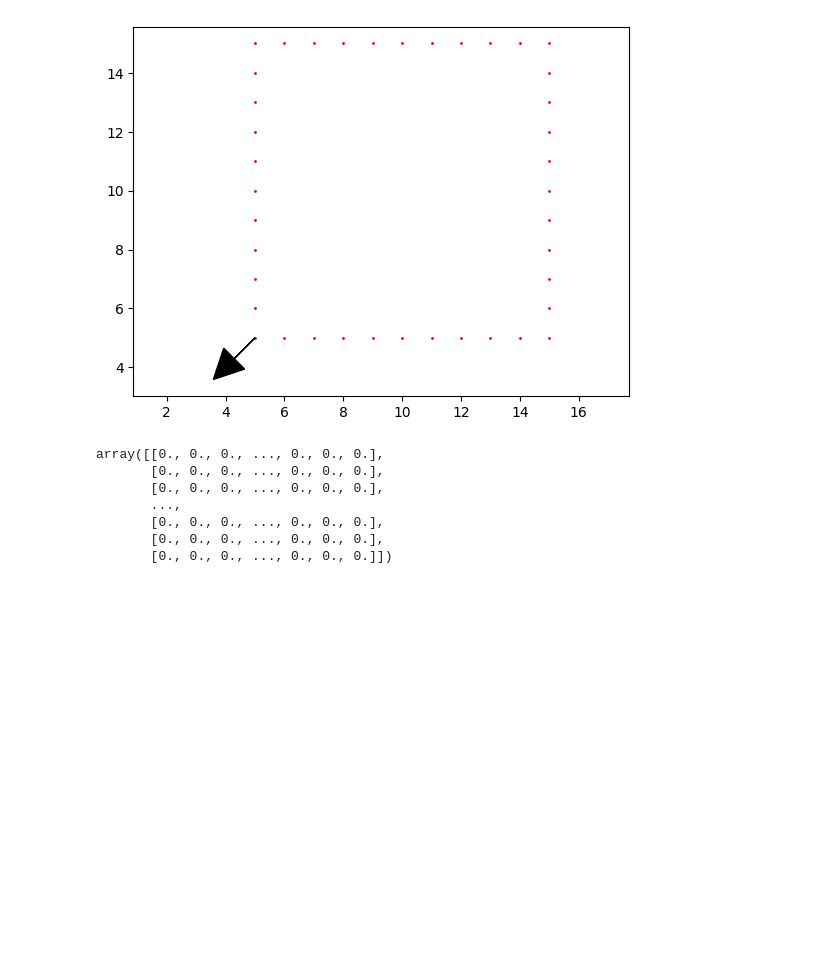
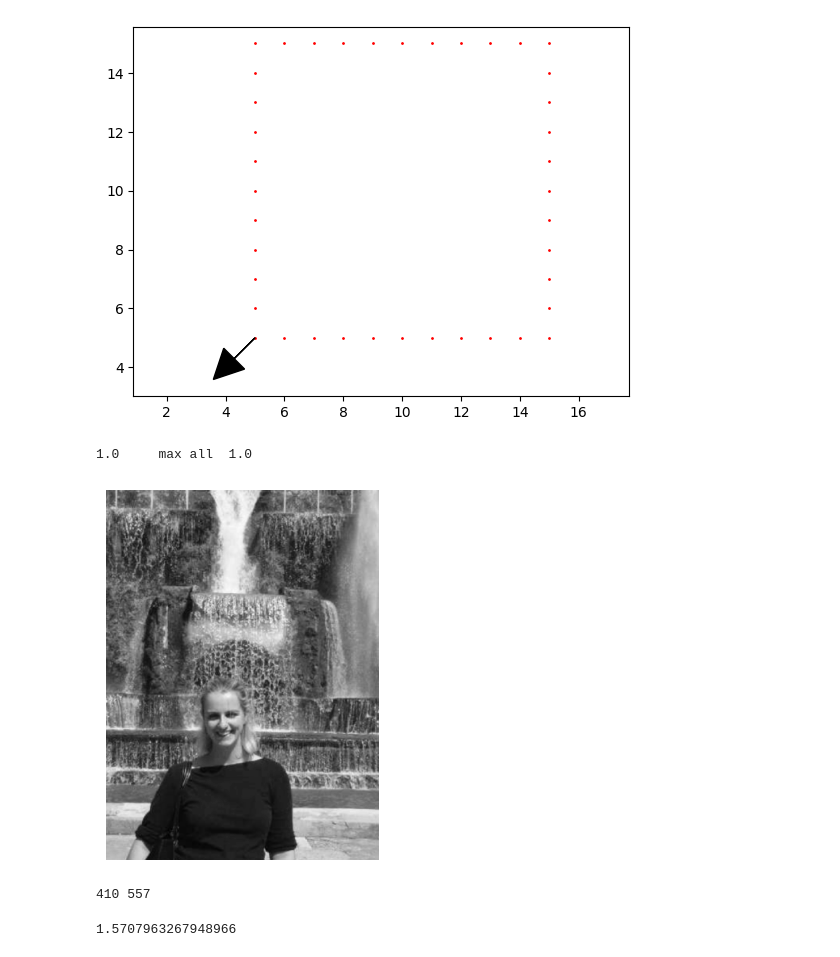
Before and after one commit to FrankDelft/inpainting_ADIP, a Jupyter notebook: inpaint.ipynb, the cells around one changed output. Saved outputs shown, nothing was run; the diff lists cells and outputs as text; code cells hidden in the pictures; blank space fills up the shorter version.

Commit message:
Starting to work on the actual algorithm (not sure if the isophote is correct)

```diff
--- a/inpaint.ipynb
+++ b/inpaint.ipynb
@@ -83,21 +83,58 @@ grad_y -765.0
  3.0150757595082496,
  15.570710678118655)
 [figure]
-# %%
-# Calculate the Laplacian of the image
-laplacian = cv2.Laplacian(source_region, cv2.CV_64F)
-
-# Find the zero-crossings of the Laplacian to get the isophote
-isophote = np.where(np.diff(np.sign(laplacian)))[0]
-
-# Now, 'isophote' contains the indices of the isophote in the image
-print(isophote)
-print(source_region[isophote])
-# %% [output]
-array([[0., 0., 0., ..., 0., 0., 0.],
-       [0., 0., 0., ..., 0., 0., 0.],
-       [0., 0., 0., ..., 0., 0., 0.],
-       ...,
-       [0., 0., 0., ..., 0., 0., 0.],
-       [0., 0., 0., ..., 0., 0., 0.],
-       [0., 0., 0., ..., 0., 0., 0.]])
+# %%
+import inpaint
+# Read the image
+img = cv2.imread('test.png', cv2.IMREAD_GRAYSCALE)
+
+# Use the isophote function
+I, theta = inpaint.isophote(img, .25)
+
+
+# Test the function
+x_width = img.shape[1]
+y_height = img.shape[0]
+x1,y1,x2,y2=(5,5,15,15)
+
+
+
+plt.imshow(img, cmap='gray')
+plt.axis('off')
+plt.show()
+print(x_width, y_height)
+# %% [output]
+1.0     max all  1.0
+[figure, added]
+410 557
+# %%
+# Points inside the rectangle
+target_region= np.array([[x, y] for x in range(x1+1, x2) for y in range(y1+1, y2)])
+
+# Points outside the rectangle, bounded by max_width and max_height
+source_region= np.array([[x, y] for x in range(x_width) for y in range(y_height)
+                           if  (x1 <= x <= x2 and y1 <= y <= y2)])
+
+image = np.zeros((256, 256), np.uint8)
+
+thickness = 1
+contour = cv2.rectangle(image.copy(),[x1,y1],[x2,y2], 255, thickness)
+
+# Creating rectangle
+thickness = -1
+target_region = cv2.rectangle(image.copy(),[x1,y1],[x2,y2], 255, thickness)
+thickness = -1
+source_region =np.array(cv2.bitwise_not(target_region))
+
+
+# Calculate the gradient in the x and y directions
+grad_x = cv2.Sobel(source_region, cv2.CV_64F, 1, 0, ksize=5)
+grad_y = cv2.Sobel(source_region, cv2.CV_64F, 0, 1, ksize=5)
+
+# Calculate the direction of the gradient
+gradient_direction = np.arctan2(grad_y, grad_x)
+normal = (gradient_direction - np.pi / 2)
+
+in_paint_alg(img,target_indices,source_indices,10)
+# %% [output]
+1.5707963267948966
```
Also changed, not shown: parts of 1 cell of this notebook, 2 other files.
